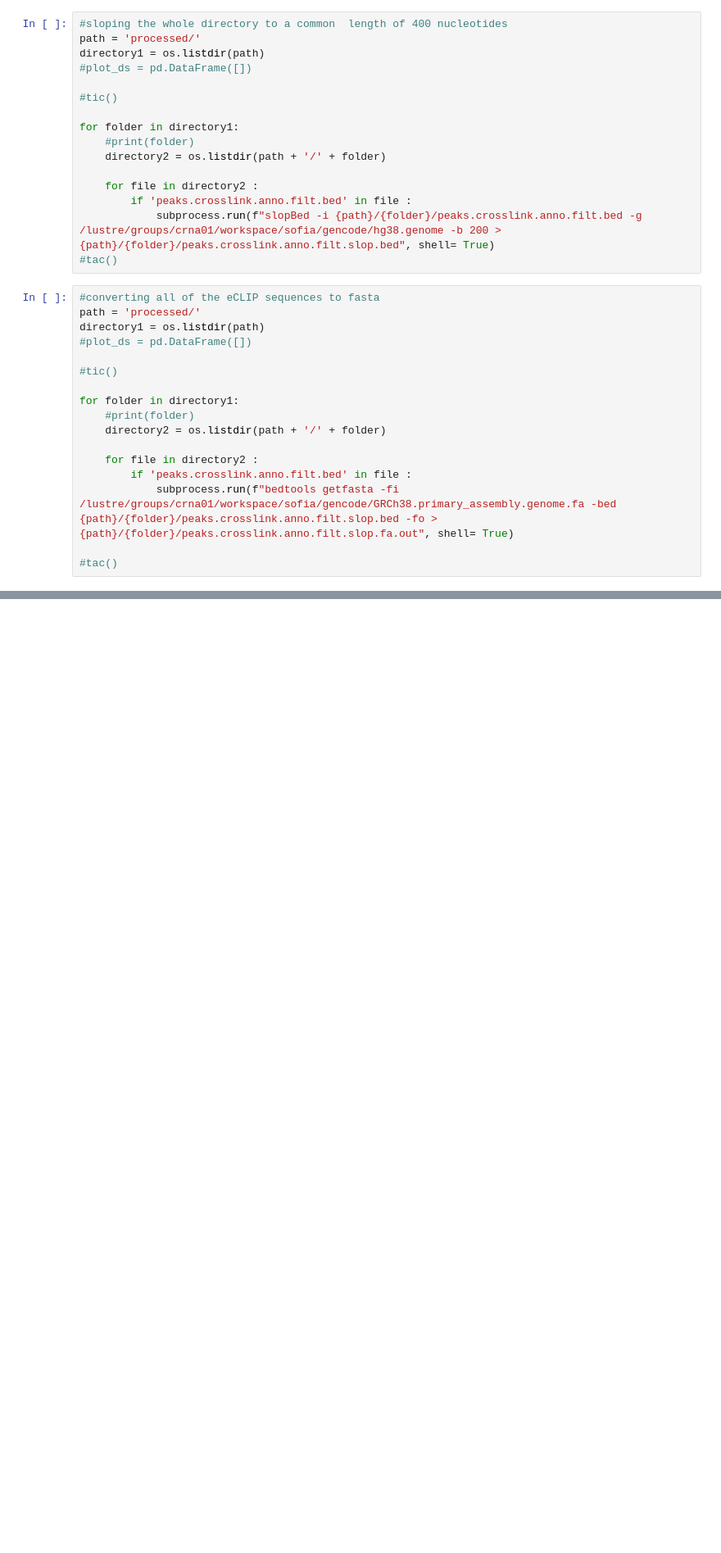
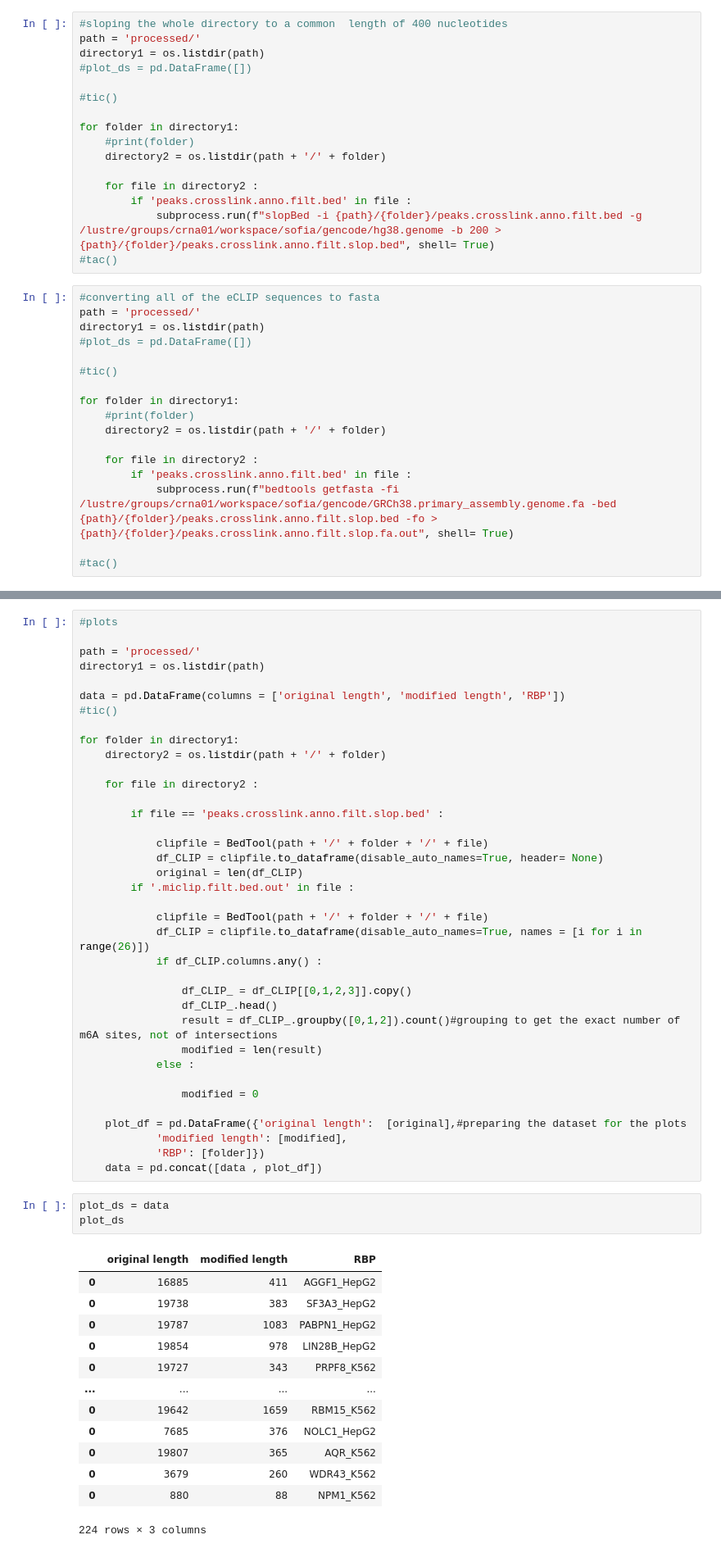
Before and after one commit to sofiamrtll/thesis, a Jupyter notebook: THESIS - Encoding.ipynb, the cells around one changed output, grey strips where cells are left out. Shown at 82% size. Cells and saved outputs as stored; diff of their text form; blank space fills up the shorter version.

```diff
--- a/THESIS - Encoding.ipynb
+++ b/THESIS - Encoding.ipynb
@@ -51,0 +99,54 @@ import Bio
+# %%
+#plots
+
+path = 'processed/'
+directory1 = os.listdir(path)
+
+data = pd.DataFrame(columns = ['original length', 'modified length', 'RBP'])
+#tic()
+
+for folder in directory1:
+    directory2 = os.listdir(path + '/' + folder)
+
+    for file in directory2 :
+
+        if file == 'peaks.crosslink.anno.filt.slop.bed' :
+
+            clipfile = BedTool(path + '/' + folder + '/' + file)
+            df_CLIP = clipfile.to_dataframe(disable_auto_names=True, header= None)
+            original = len(df_CLIP)
+        if '.miclip.filt.bed.out' in file :
+
+            clipfile = BedTool(path + '/' + folder + '/' + file)
+            df_CLIP = clipfile.to_dataframe(disable_auto_names=True, names = [i for i in range(26)])
+            if df_CLIP.columns.any() :
+
+                df_CLIP_ = df_CLIP[[0,1,2,3]].copy()
+                df_CLIP_.head()
+                result = df_CLIP_.groupby([0,1,2]).count()#grouping to get the exact number of m6A sites, not of intersections
+                modified = len(result)
+            else :
+
+                modified = 0
+
+    plot_df = pd.DataFrame({'original length':  [original],#preparing the dataset for the plots
+            'modified length': [modified],
+            'RBP': [folder]})
+    data = pd.concat([data , plot_df])
+# %%
+plot_ds = data
+plot_ds
+# %% [output]
+|  | original length | modified length | RBP |
+| 0 | 16885 | 411 | AGGF1_HepG2 |
+| 0 | 19738 | 383 | SF3A3_HepG2 |
+| 0 | 19787 | 1083 | PABPN1_HepG2 |
+| 0 | 19854 | 978 | LIN28B_HepG2 |
+| 0 | 19727 | 343 | PRPF8_K562 |
+| ... | ... | ... | ... |
+| 0 | 19642 | 1659 | RBM15_K562 |
+| 0 | 7685 | 376 | NOLC1_HepG2 |
+| 0 | 19807 | 365 | AQR_K562 |
+| 0 | 3679 | 260 | WDR43_K562 |
+| 0 | 880 | 88 | NPM1_K562 |
+224 rows × 3 columns
```
Also changed, not shown: parts of 8 cells of this notebook.
